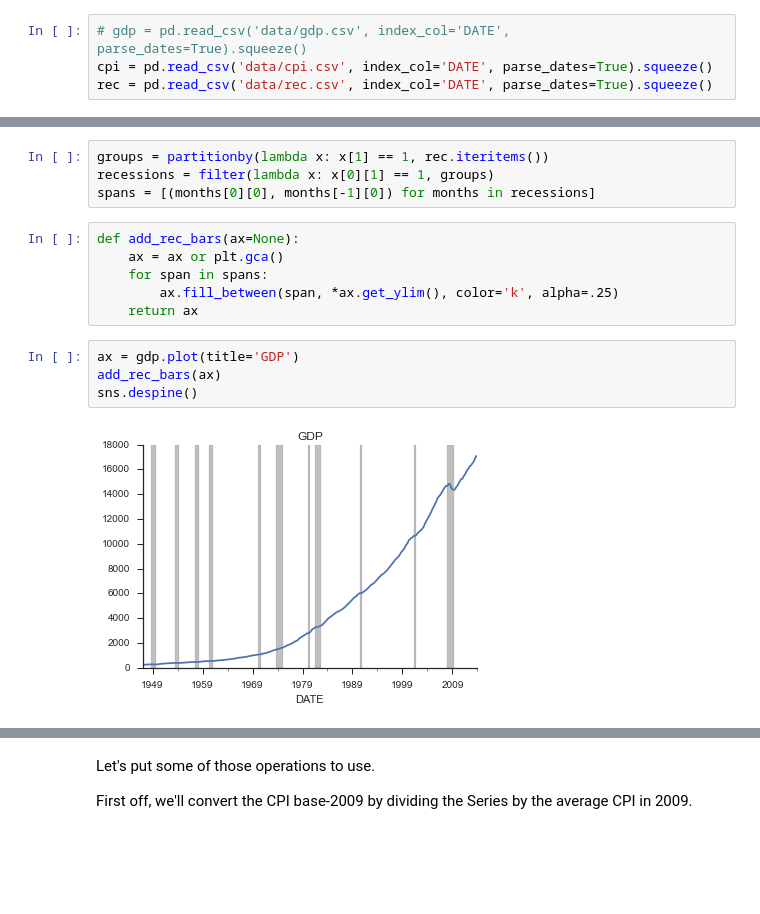
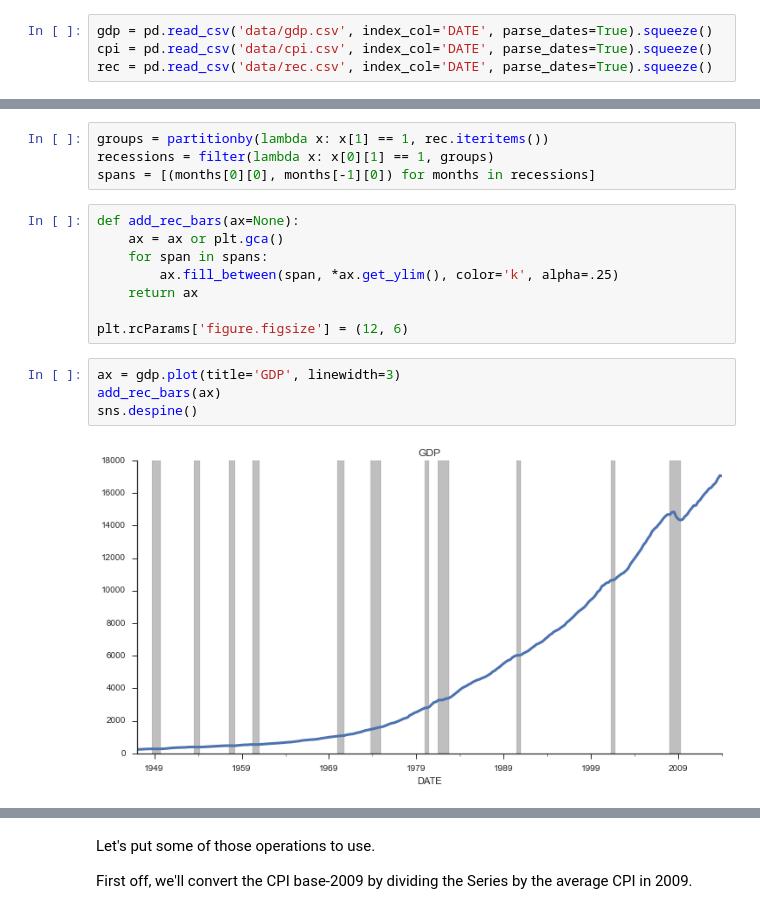
Before and after one commit to TomAugspurger/PyDataSeattle, a Jupyter notebook: notebooks/2. Operations.ipynb, the cells around one changed output, grey strips where cells are left out. Drawn from its saved outputs; the diff is of its cells as text; blank space fills up the shorter version.

````diff
--- a/notebooks/2. Operations.ipynb
+++ b/notebooks/2. Operations.ipynb
@@ -115,7 +123,7 @@ cpi.to_csv('data/cpi.csv', header=True)
 rec.to_csv('data/rec.csv', header=True)
 ```
 # %%
-# gdp = pd.read_csv('data/gdp.csv', index_col='DATE', parse_dates=True).squeeze()
+gdp = pd.read_csv('data/gdp.csv', index_col='DATE', parse_dates=True).squeeze()
 cpi = pd.read_csv('data/cpi.csv', index_col='DATE', parse_dates=True).squeeze()
 rec = pd.read_csv('data/rec.csv', index_col='DATE', parse_dates=True).squeeze()
 # %% [markdown]
@@ -192,10 +200,12 @@ def add_rec_bars(ax=None):
     for span in spans:
         ax.fill_between(span, *ax.get_ylim(), color='k', alpha=.25)
     return ax
+
+plt.rcParams['figure.figsize'] = (12, 6)
 # %%
-ax = gdp.plot(title='GDP')
+ax = gdp.plot(title='GDP', linewidth=3)
 add_rec_bars(ax)
 sns.despine()
 # %% [output]
-[figure, old version]
+[figure, new version]
 # %%
````
Also changed, not shown: parts of 23 cells of this notebook, 5 other files.
